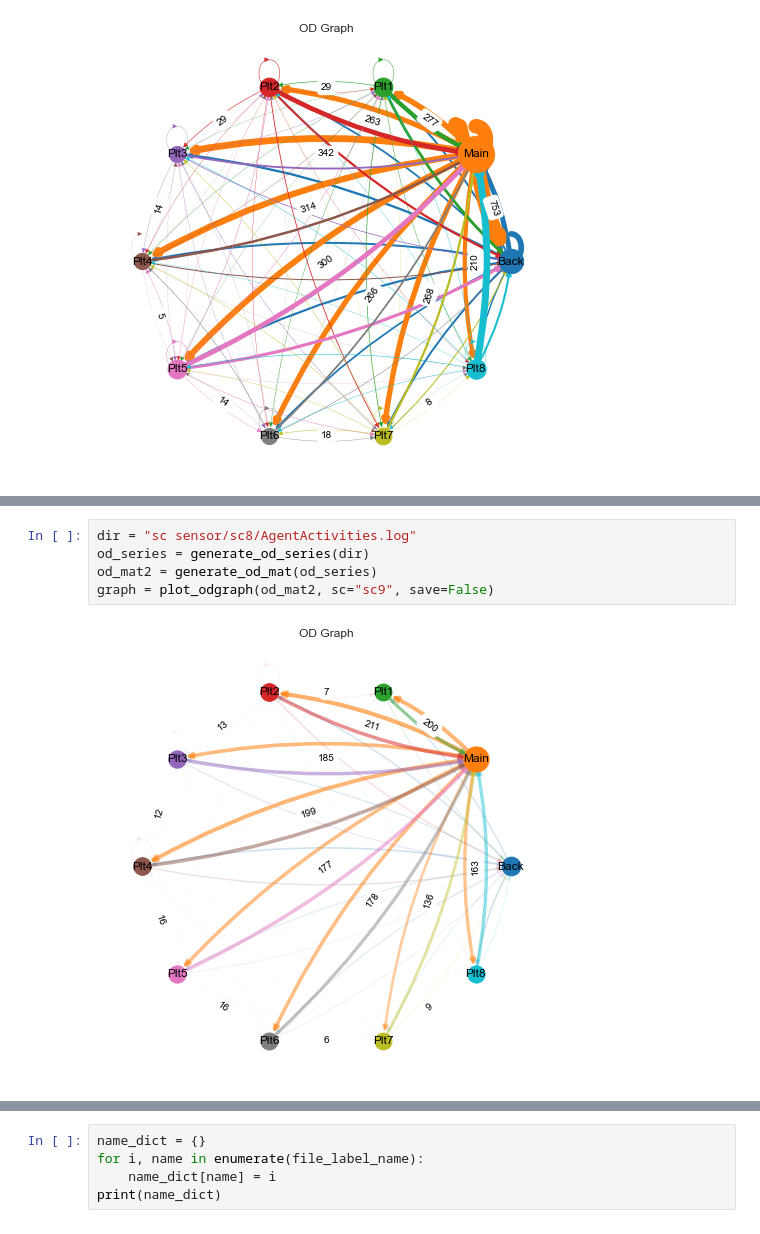
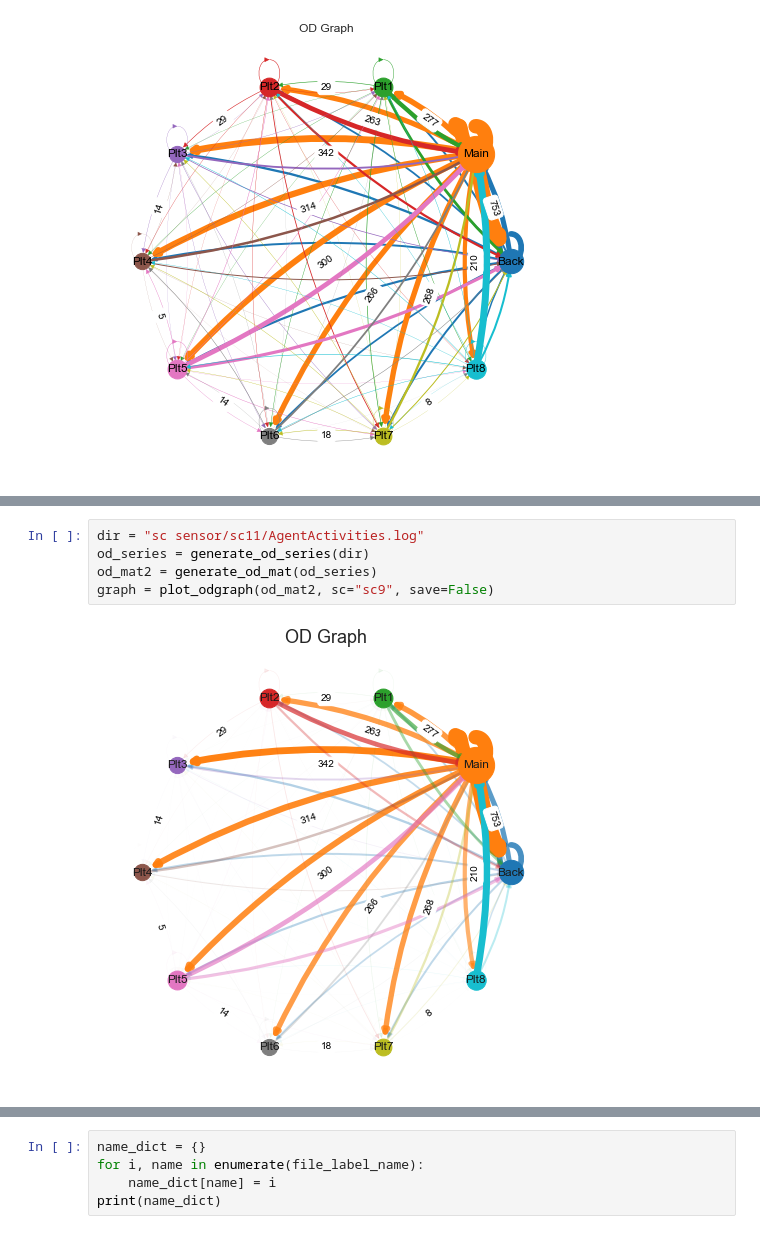
Before and after one commit to WaimenMak/Benchmarking-Crowd-Flow-Prediction, a Jupyter notebook: Data Processing.ipynb, the cells around one changed output, grey strips where cells are left out. Cells and saved outputs as stored; diff of their text form.

```diff
--- a/Data Processing.ipynb
+++ b/Data Processing.ipynb
@@ -196,7 +197,7 @@ graph = plot_odgraph(od_mat4, sc="sc11", save=False)
 # %%
-dir = "sc sensor/sc8/AgentActivities.log"
+dir = "sc sensor/sc11/AgentActivities.log"
 od_series = generate_od_series(dir)
 od_mat2 = generate_od_mat(od_series)
 graph = plot_odgraph(od_mat2, sc="sc9", save=False)
 # %% [output]
-[figure, old version]
+[figure, new version]
```
Also changed, not shown: parts of 17 cells of this notebook, 17 other files.
